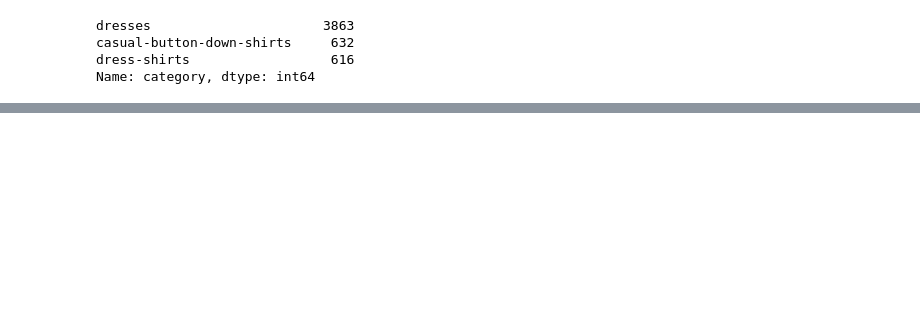
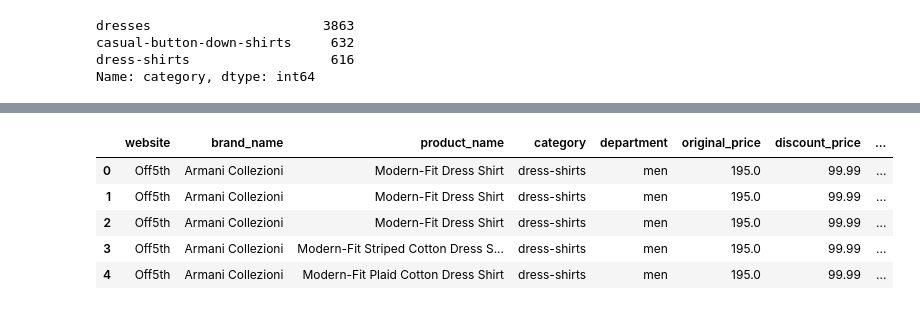
Before and after one commit to chuntao20/webscrap_discount, a Jupyter notebook: analysis_part2.ipynb, the cells around one changed output, grey strips where cells are left out. Cells and saved outputs as stored; diff of their text form; code cells hidden in the pictures; blank space fills up the shorter version.

```diff
--- a/analysis_part2.ipynb
+++ b/analysis_part2.ipynb
@@ -562,3 +562,12 @@ fig.update_yaxes(showgrid=True, gridwidth=0.5, gridcolor='rgb(230, 230, 230)')
 fig.show()
 # %% [output]
 [interactive output not drawn]
+# %%
+off5th_full.head()
+# %% [output]
+|  | website | brand_name | product_name | category | department | original_price | discount_price | ... |
+| 0 | Off5th | Armani Collezioni | Modern-Fit Dress Shirt | dress-shirts | men | 195.0 | 99.99 | ... |
+| 1 | Off5th | Armani Collezioni | Modern-Fit Dress Shirt | dress-shirts | men | 195.0 | 99.99 | ... |
+| 2 | Off5th | Armani Collezioni | Modern-Fit Dress Shirt | dress-shirts | men | 195.0 | 99.99 | ... |
+| 3 | Off5th | Armani Collezioni | Modern-Fit Striped Cotton Dress S... | dress-shirts | men | 195.0 | 99.99 | ... |
+| 4 | Off5th | Armani Collezioni | Modern-Fit Plaid Cotton Dress Shirt | dress-shirts | men | 195.0 | 99.99 | ... |
```
Also changed, not shown: parts of 1 cell of this notebook, 1 other file.
